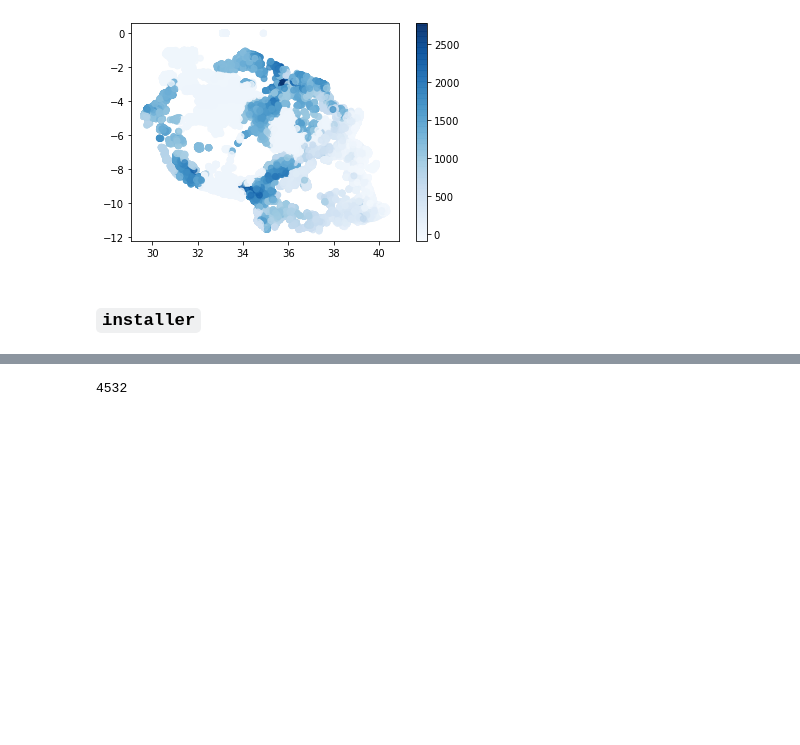
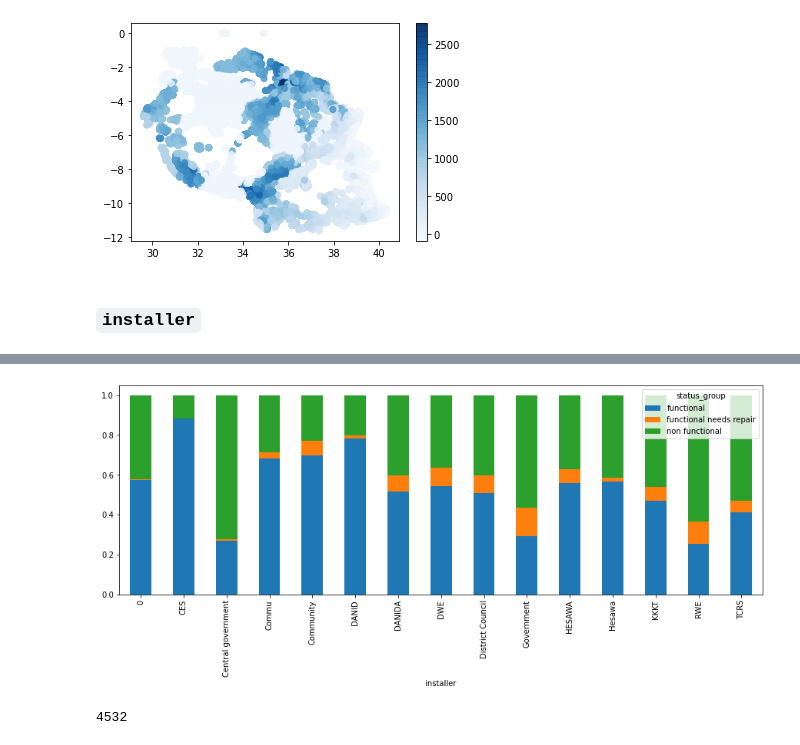
Before and after one commit to kavindaperera/pump-it-up-170446l, a Jupyter notebook: pump-it-up-notebook-xgboost.ipynb, the cells around one changed output, grey strips where cells are left out. Saved outputs shown, nothing was run; the diff lists cells and outputs as text; code cells hidden in the pictures; blank space fills up the shorter version.

```diff
--- a/pump-it-up-notebook-xgboost.ipynb
+++ b/pump-it-up-notebook-xgboost.ipynb
@@ -379,4 +379,9 @@ Shamte Said           1
 Name: installer, Length: 2410, dtype: int64
+# %%
+inst_selection = data[data.installer.isin(list(data.installer.value_counts()[:15].keys()))]
+crosstab_plot_norm(inst_selection.installer, data)
+# %% [output]
+[figure, added]
 # %%
 df_all.installer.isnull().sum()
 # %% [output]
```
Also changed, not shown: parts of 42 cells of this notebook, 2 other files.
